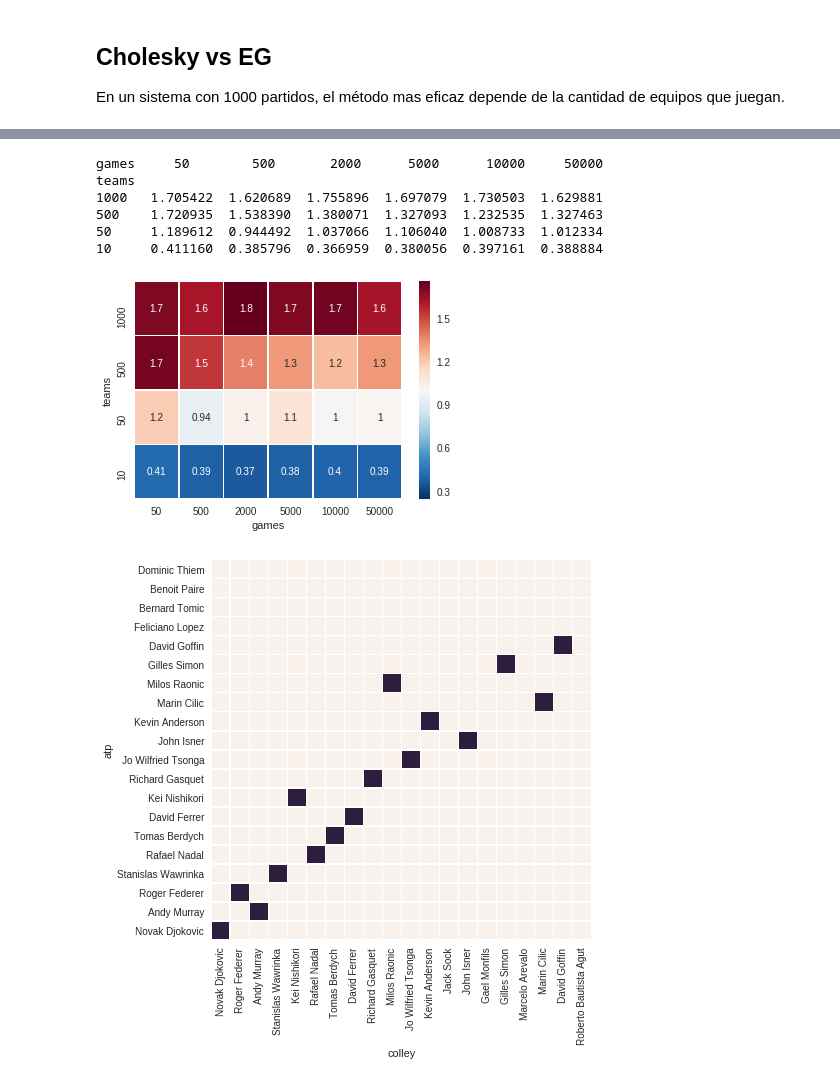
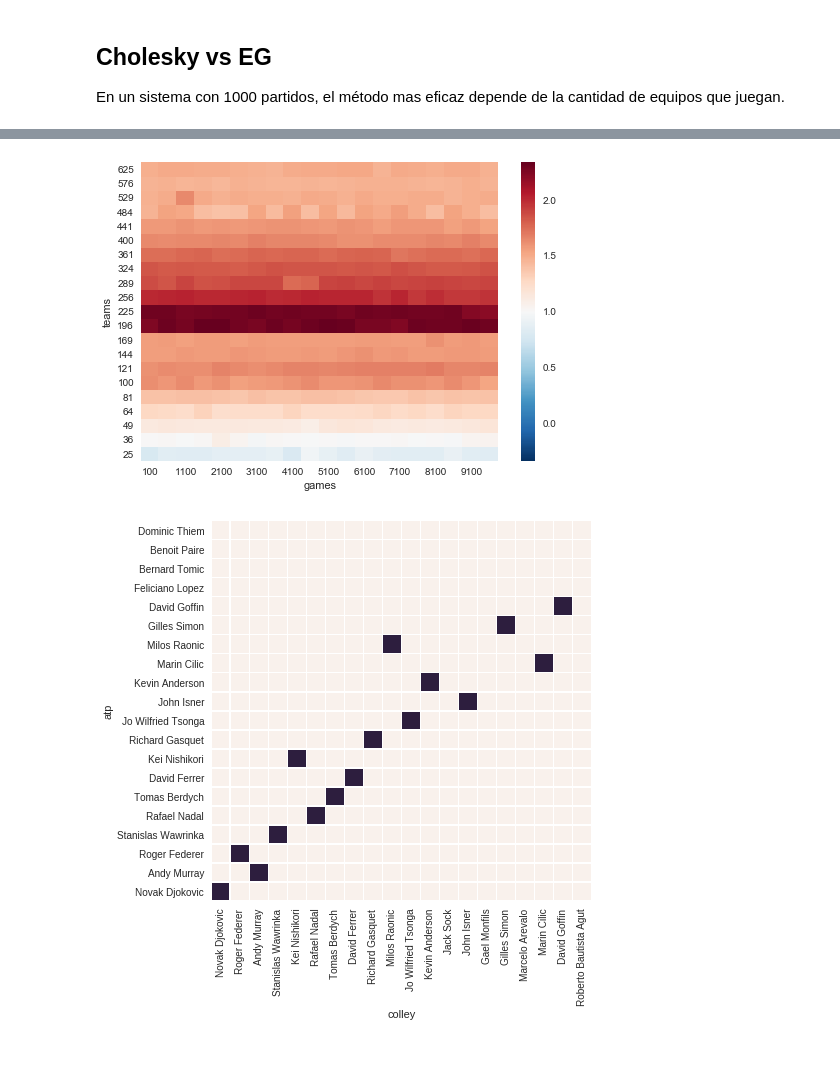
Before and after one commit to smcsicardi/metnum-tp1, a Jupyter notebook: src/grafiquitos.ipynb, the cells around one changed output, grey strips where cells are left out. Drawn from its saved outputs; the diff is of its cells as text; code cells hidden in the pictures; blank space fills up the shorter version.

```diff
--- a/src/grafiquitos.ipynb
+++ b/src/grafiquitos.ipynb
@@ -146,28 +146,21 @@ Name: ch, dtype: float64
 # %%
 d={'games':[],'teams':[], 'ratio':[]}
-for t in [10,50,500,1000]:
-    for g in [50,500,2000,5000,10000,50000]:
-        data = pd.read_csv('csv/{}_{}.csv'.format(t,g))
+for t in range(5,25+1):
+    for g in range(100,10000,500):
+        data = pd.read_csv('datos/{}_{}.csv'.format(t,g))
         eg = data['eg']
         ch = data['ch']
         d['games'].append(g)
-        d['teams'].append(t)
+        d['teams'].append(t*t)
         d['ratio'].append(eg.mean()/ch.mean())
 
 df = pd.DataFrame(d)
 df = df.pivot('teams', 'games', 'ratio')[::-1]
-print df
-sns.heatmap(df, annot=True, linewidths=.5, center=1)
-plt.savefig('imagenes/heatmap.png', format='png', bbox_inches = 'tight', dpi = 200)
+sns.heatmap(df, center=1, xticklabels=2)
+plt.savefig('imagenes/muchos.png', format='png', bbox_inches = 'tight', dpi = 200)
 plt.show()
 # %% [output]
-games     50        500       2000      5000      10000     50000
-teams
-1000   1.705422  1.620689  1.755896  1.697079  1.730503  1.629881
-500    1.720935  1.538390  1.380071  1.327093  1.232535  1.327463
-50     1.189612  0.944492  1.037066  1.106040  1.008733  1.012334
-10     0.411160  0.385796  0.366959  0.380056  0.397161  0.388884
-[figure, old version]
+[figure, new version]
 # %%
 colley = ['Novak Djokovic',
  'Roger Federer',
```
Also changed, not shown: parts of 3 cells of this notebook.
